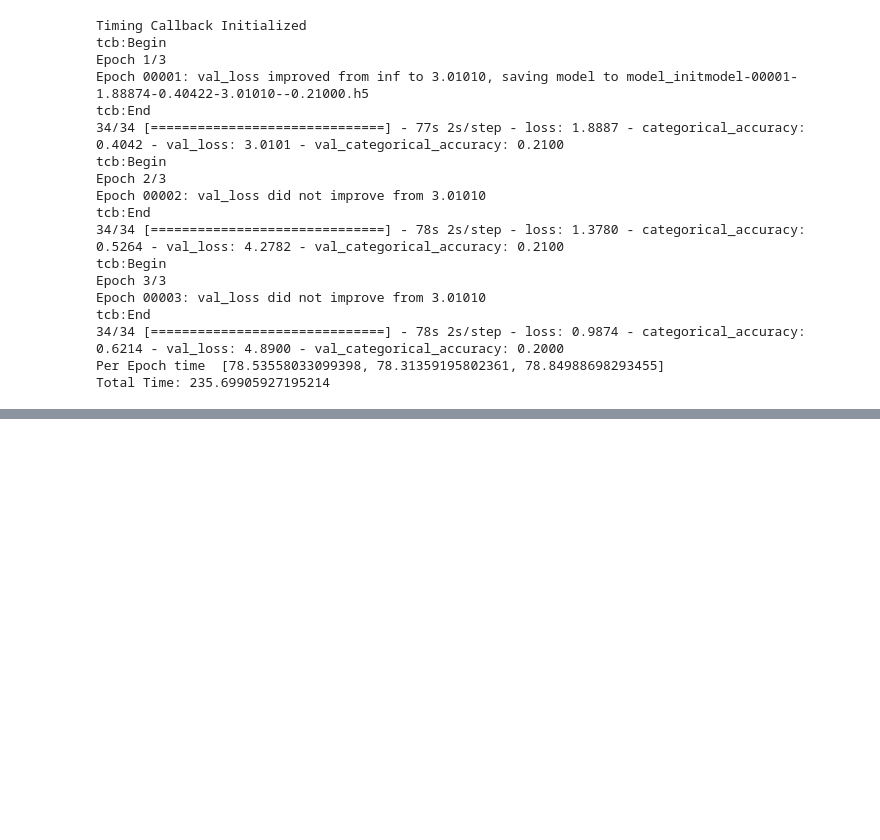
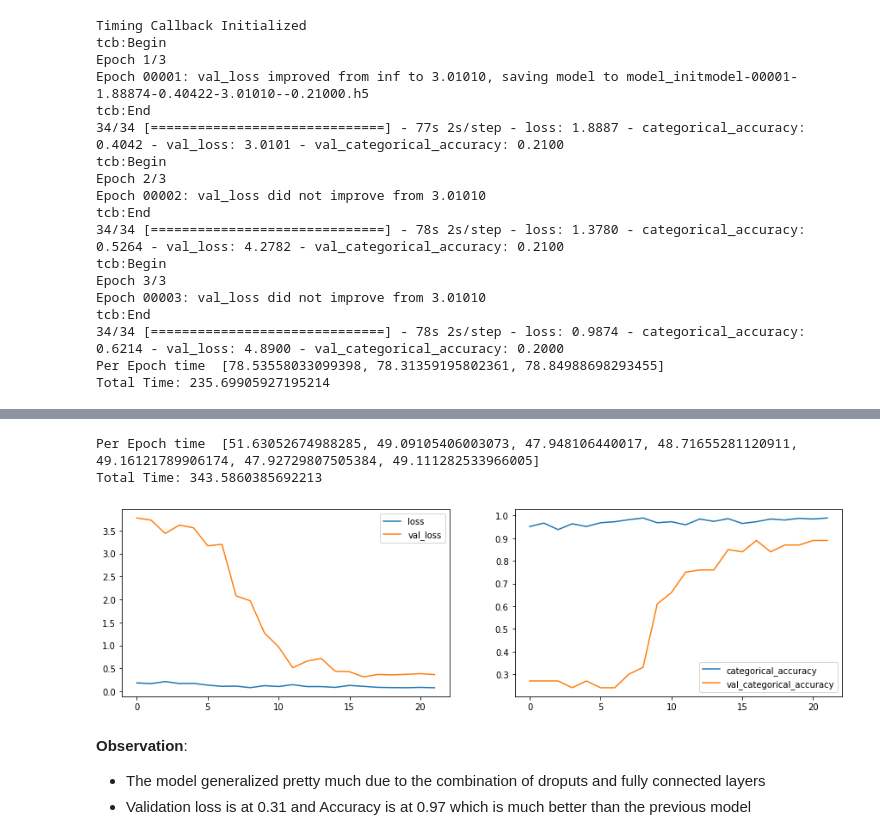
Before and after one commit to rramchan12/Gesture-Recognition-CaseStudy-IITB, a Jupyter notebook: Gesture_Recognition_Iter1.ipynb, the cells around one changed output, grey strips where cells are left out. Saved outputs shown, nothing was run; the diff lists cells and outputs as text; code cells hidden in the pictures; blank space fills up the shorter version.

```diff
--- a/Gesture_Recognition_Iter1.ipynb
+++ b/Gesture_Recognition_Iter1.ipynb
@@ -740,0 +940,7 @@ Epoch 00006: early stopping
+# %%
+conv_3d2=ModelConv3D1()
+conv_3d2.initialize_path(project_folder)
+conv_3d2.initialize_image_properties(image_height=160,image_width=160)
+conv_3d2.initialize_hyperparams(frames_to_sample=20,batch_size=20,num_epochs=25)
+conv_3d2_model=conv_3d2.define_model(dense_neurons=256,dropout=0.5)
+conv_3d2_model.summary()
@@ -740,0 +965,3 @@ Epoch 00006: early stopping
+# %%
+print("Total Params:", conv_3d2_model.count_params())
+history_model2 = conv_3d2.train_model(conv_3d1_model)
@@ -740,0 +986,12 @@ Epoch 00006: early stopping
+# %%
+print("Per Epoch time  {}".format(conv_3d1.timing_cb.logs))
+print("Total Time: {}".format(sum(conv_3d1.timing_cb.logs)))
+plot(history_model2)
+# %% [output]
+Per Epoch time  [51.63052674988285, 49.09105406003073, 47.948106440017, 48.71655281120911, 49.16121789906174, 47.92729807505384, 49.111282533966005]
+Total Time: 343.5860385692213
+[figure, added]
+# %% [markdown]
+**Observation**:
+  - The model generalized pretty much due to the combination of droputs and fully connected layers
+  - Validation loss is at 0.31 and Accuracy is at 0.97 which is much better than the previous model
```
Also changed, not shown: parts of 32 cells of this notebook.
